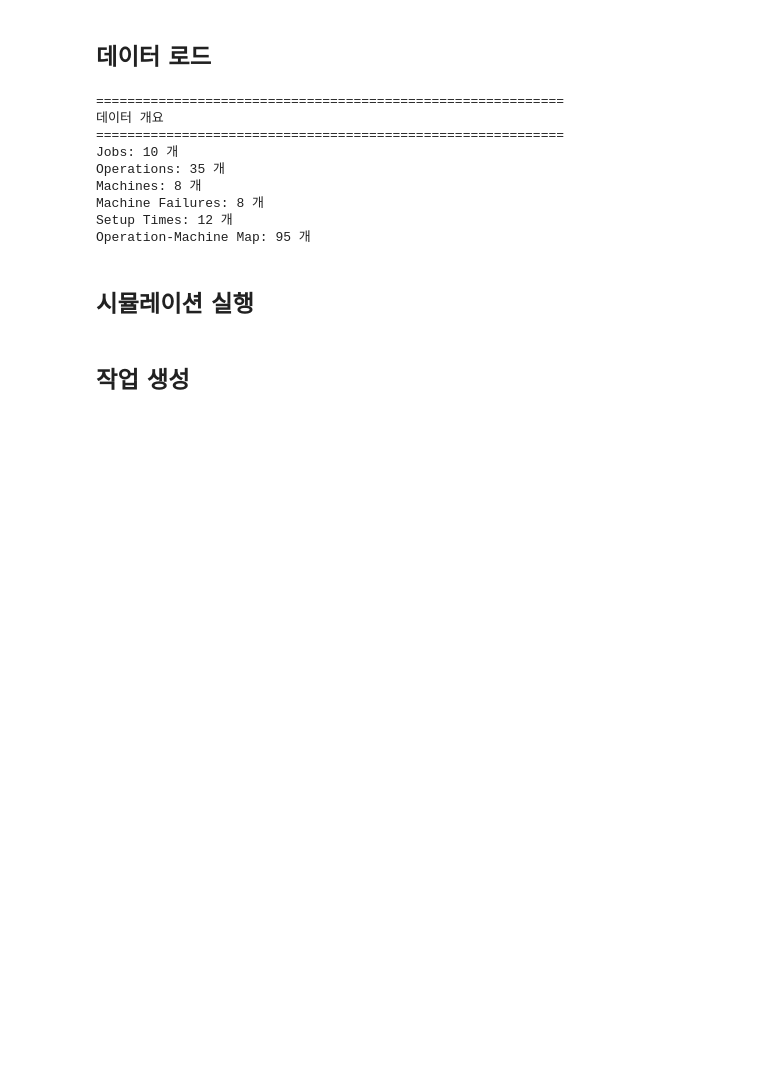
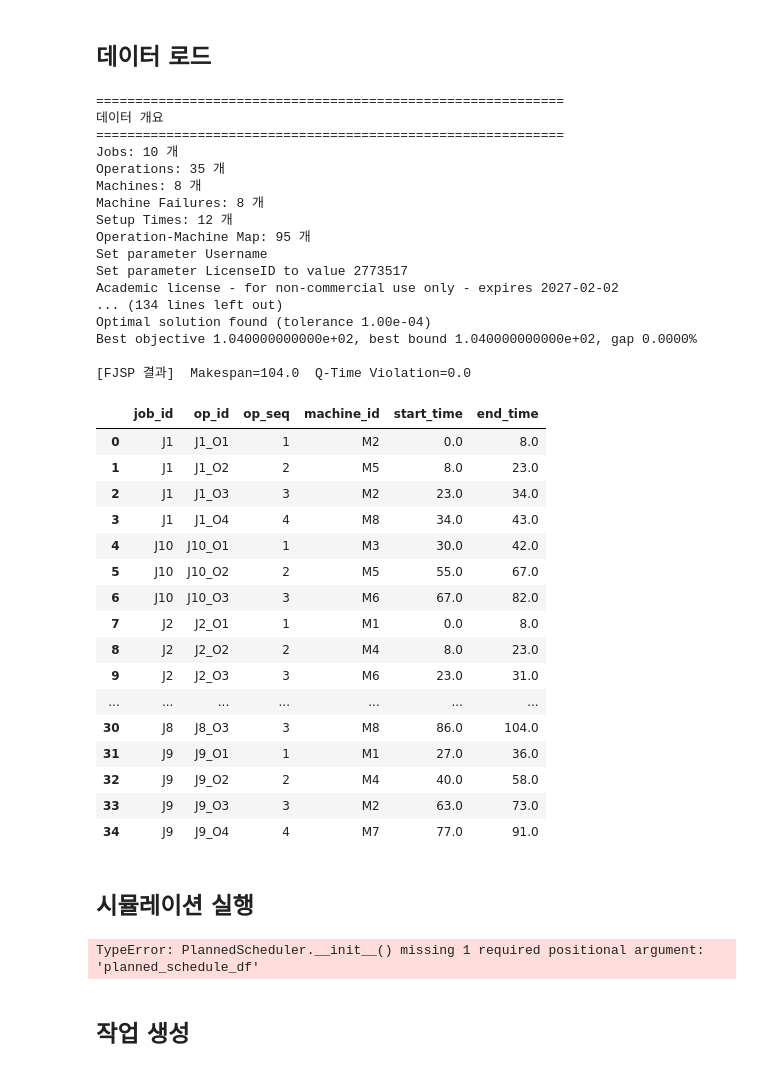
Before and after one commit to cryscham123/simulation_teamwork, a Jupyter notebook: result.ipynb, the cells around one changed output. Drawn from its saved outputs; the diff is of its cells as text; code cells hidden in the pictures; blank space fills up the shorter version.

```diff
--- a/result.ipynb
+++ b/result.ipynb
@@ -32,27 +34,70 @@ from simulation import Scheduler, Job
 # %%
 data_loader = DataLoader(BASE_DATA_PATH)
 
 data = data_loader.load_all_data()
 
 print("=" * 60)
 print("데이터 개요")
 print("=" * 60)
 print(f"Jobs: {len(data['jobs'])} 개")
 print(f"Operations: {len(data['operations'])} 개")
 print(f"Machines: {len(data['machines'])} 개")
 print(f"Machine Failures: {len(data['machine_failure'])} 개")
 print(f"Setup Times: {len(data['setup_times'])} 개")
 print(f"Operation-Machine Map: {len(data['operation_machine_map'])} 개")
+
+
+qtime_constraints = pd.read_csv(os.path.join(BASE_DATA_PATH, "qtime_constraints.csv"))
+
+optimizer = FJSPGurobiScheduler(
+    jobs_df=data["jobs"],
+    operations_df=data["operations"],
+    machines_df=data["machines"],
+    op_machine_df=data["operation_machine_map"],
+    qtime_constraints_df=qtime_constraints,
+    setup_times_df=data["setup_times"],
+    qtime_weight=100.0,
+    time_limit=300.0,
+)
+
+stage1_result = optimizer.solve()
+stage1_result.to_csv("stage1_schedule_result.csv", index=False)
+stage1_result
 # %% [output]
 ============================================================
 데이터 개요
 ============================================================
 Jobs: 10 개
 Operations: 35 개
 Machines: 8 개
 Machine Failures: 8 개
 Setup Times: 12 개
 Operation-Machine Map: 95 개
+Set parameter Username
+Set parameter LicenseID to value 2773517
+Academic license - for non-commercial use only - expires 2027-02-02
+... (134 lines left out)
+Optimal solution found (tolerance 1.00e-04)
+Best objective 1.040000000000e+02, best bound 1.040000000000e+02, gap 0.0000%
+
+[FJSP 결과]  Makespan=104.0  Q-Time Violation=0.0
+|  | job_id | op_id | op_seq | machine_id | start_time | end_time |
+| 0 | J1 | J1_O1 | 1 | M2 | 0.0 | 8.0 |
+| 1 | J1 | J1_O2 | 2 | M5 | 8.0 | 23.0 |
+| 2 | J1 | J1_O3 | 3 | M2 | 23.0 | 34.0 |
+| 3 | J1 | J1_O4 | 4 | M8 | 34.0 | 43.0 |
+| 4 | J10 | J10_O1 | 1 | M3 | 30.0 | 42.0 |
+| 5 | J10 | J10_O2 | 2 | M5 | 55.0 | 67.0 |
+| 6 | J10 | J10_O3 | 3 | M6 | 67.0 | 82.0 |
+| 7 | J2 | J2_O1 | 1 | M1 | 0.0 | 8.0 |
+| 8 | J2 | J2_O2 | 2 | M4 | 8.0 | 23.0 |
+| 9 | J2 | J2_O3 | 3 | M6 | 23.0 | 31.0 |
+| ... | ... | ... | ... | ... | ... | ... |
+| 30 | J8 | J8_O3 | 3 | M8 | 86.0 | 104.0 |
+| 31 | J9 | J9_O1 | 1 | M1 | 27.0 | 36.0 |
+| 32 | J9 | J9_O2 | 2 | M4 | 40.0 | 58.0 |
+| 33 | J9 | J9_O3 | 3 | M2 | 63.0 | 73.0 |
+| 34 | J9 | J9_O4 | 4 | M7 | 77.0 | 91.0 |
 # %% [markdown]
 ## 시뮬레이션 실행
 # %%
@@ -65,13 +110,17 @@ event_logger = EventLogger(env)
 # 스케줄러 생성
 scheduler = Scheduler(
     env=env,
-    machine_df=data['machines'],
-    operations_df=data['operations'],
-    machine_failure_df=data['machine_failure'],
-    setup_times_df=data['setup_times'],
-    op_machine_df=data['operation_machine_map'],
-    event_logger=event_logger
+    machine_df=data["machines"],
+    operations_df=data["operations"],
+    machine_failure_df=data["machine_failure"],
+    setup_times_df=data["setup_times"],
+    op_machine_df=data["operation_machine_map"],
+    planned_schedule_df=stage1_result,
+    event_logger=event_logger,
+    enable_failure=False,
 )
+# %% [output]
+TypeError: PlannedScheduler.__init__() missing 1 required positional argument: 'planned_schedule_df'
 # %% [markdown]
 ## 작업 생성
 # %%
```
Also changed, not shown: parts of 5 cells of this notebook, 4 other files.
